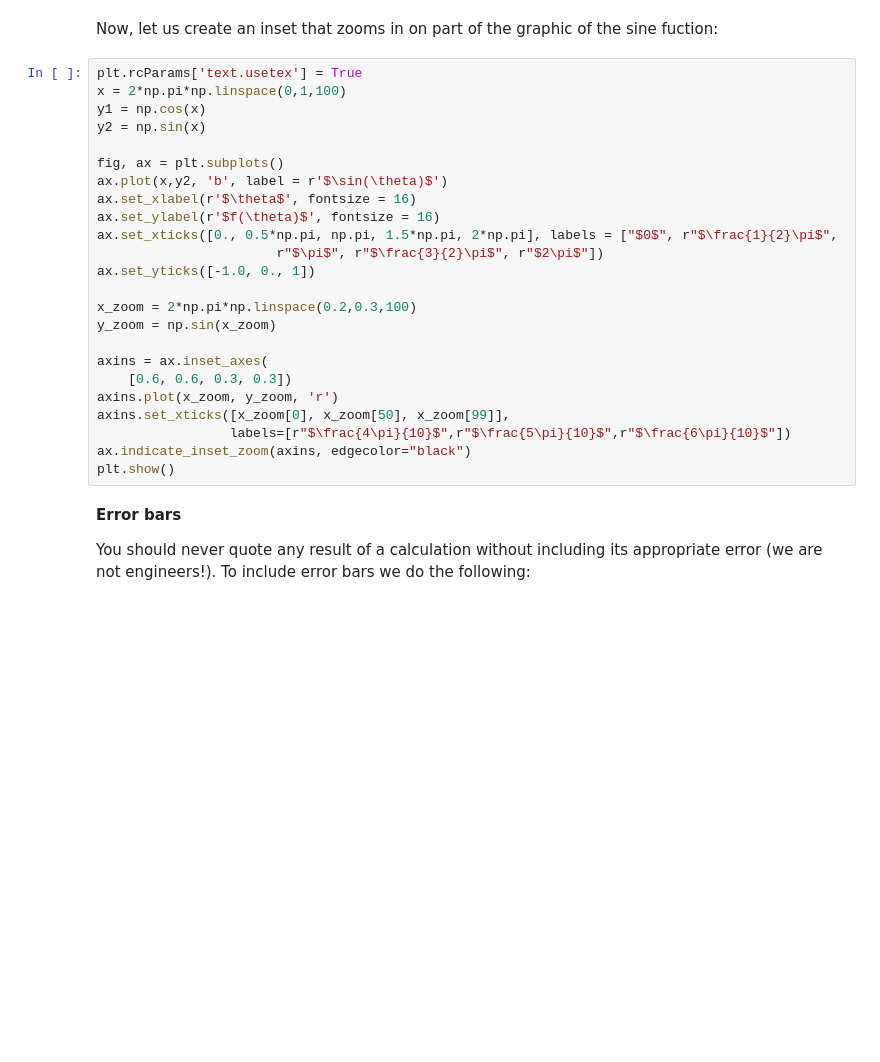
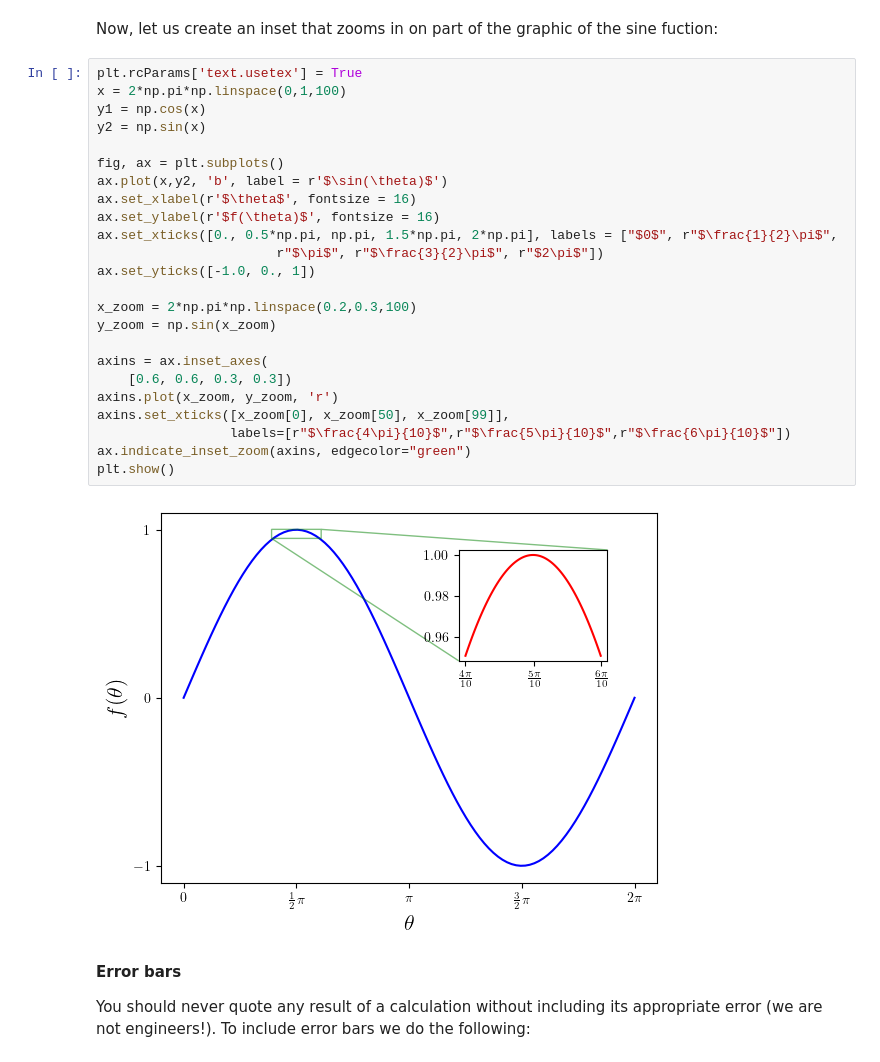
Before and after one commit to teresa-p-l/Python_classes_Filipa, a Jupyter notebook: Class3-temp.ipynb, the cells around one changed output. Cells and saved outputs as stored; diff of their text form; blank space fills up the shorter version.

```diff
--- a/Class3-temp.ipynb
+++ b/Class3-temp.ipynb
@@ -996,27 +1003,29 @@ Now, let us create an inset that zooms in on part of the graphic of the sine fuc
 # %%
 plt.rcParams['text.usetex'] = True
 x = 2*np.pi*np.linspace(0,1,100)
 y1 = np.cos(x)
 y2 = np.sin(x)
 
 fig, ax = plt.subplots()
 ax.plot(x,y2, 'b', label = r'$\sin(\theta)$')
 ax.set_xlabel(r'$\theta$', fontsize = 16)
 ax.set_ylabel(r'$f(\theta)$', fontsize = 16)
 ax.set_xticks([0., 0.5*np.pi, np.pi, 1.5*np.pi, 2*np.pi], labels = ["$0$", r"$\frac{1}{2}\pi$",
                        r"$\pi$", r"$\frac{3}{2}\pi$", r"$2\pi$"])
 ax.set_yticks([-1.0, 0., 1])
 
 x_zoom = 2*np.pi*np.linspace(0.2,0.3,100)
 y_zoom = np.sin(x_zoom)
 
 axins = ax.inset_axes(
     [0.6, 0.6, 0.3, 0.3])
 axins.plot(x_zoom, y_zoom, 'r')
 axins.set_xticks([x_zoom[0], x_zoom[50], x_zoom[99]],
                  labels=[r"$\frac{4\pi}{10}$",r"$\frac{5\pi}{10}$",r"$\frac{6\pi}{10}$"])
-ax.indicate_inset_zoom(axins, edgecolor="black")
+ax.indicate_inset_zoom(axins, edgecolor="green")
 plt.show()
+# %% [output]
+[figure, added]
 # %% [markdown]
 **Error bars**<br>
 
```
Also changed, not shown: parts of 12 cells of this notebook, 4 other files.
